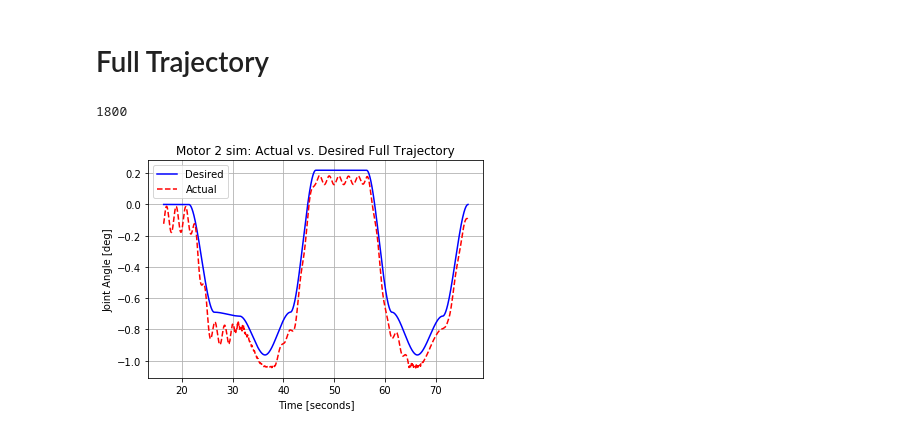
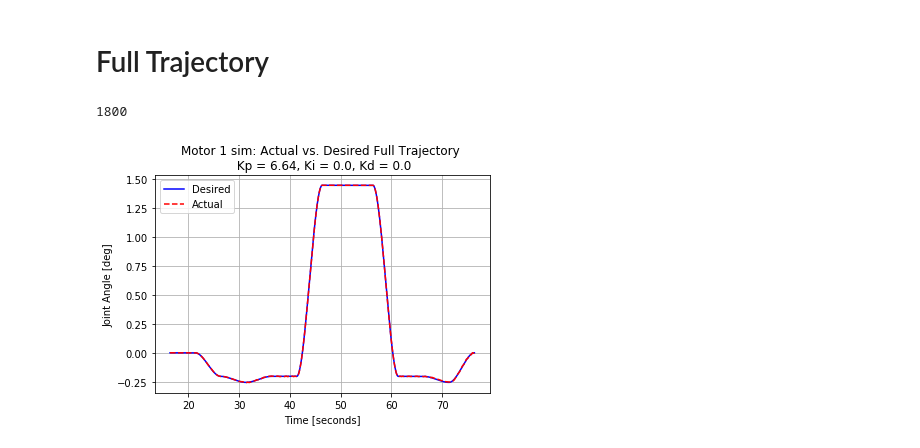
Before and after one commit to alonzolopez/bbot-master, a Jupyter notebook: rosbag/plot_joints_sim_p.ipynb, the cells around one changed output. Saved outputs shown, nothing was run; the diff lists cells and outputs as text; code cells hidden in the pictures.

Commit message:
Added ipy notebook for sim plots

```diff
--- a/rosbag/plot_joints_sim_p.ipynb
+++ b/rosbag/plot_joints_sim_p.ipynb
@@ -423,24 +419,24 @@ plt.show()
 # %% [markdown]
 # Full Trajectory
 # %%
-motor = 2 # change this value to select which motor to plot
+motor = 1 # change this value to select which motor to plot
 full_sim_bagpath_p = 'full_traj_sim_p.bag'
 full_sim_time_p, full_sim_desired_p, full_sim_actual_p, full_sim_error_p, full_sim_pid_p = bag_to_data(full_sim_bagpath_p)
 full_sim_desired_p = [j_d[motor-1] for j_d in full_sim_desired_p]
 full_sim_actual_p = [j_a[motor-1] for j_a in full_sim_actual_p]
 full_sim_start_index_p = 0
 full_sim_end_index_p = 1800
 plt.plot(full_sim_time_p[full_sim_start_index_p:full_sim_end_index_p], full_sim_desired_p[full_sim_start_index_p:full_sim_end_index_p], 'b-', label="Desired")
 plt.plot(full_sim_time_p[full_sim_start_index_p:full_sim_end_index_p], full_sim_actual_p[full_sim_start_index_p:full_sim_end_index_p], 'r--', label="Actual")
 plt.ylabel('Joint Angle [deg]')
 plt.xlabel('Time [seconds]')
-plt.title('Motor ' + str(motor) + ' sim: Actual vs. Desired Full Trajectory')
+plt.title('Motor ' + str(motor) + ' sim: Actual vs. Desired Full Trajectory \n Kp = ' + str(full_sim_pid_p[motor-1,0]) + ', Ki = ' + str(full_sim_pid_p[motor-1,1]) + ', Kd = ' + str(full_sim_pid_p[motor-1,2]))
 plt.legend(loc="upper left")
 print(len(full_sim_time_p))
 # plt.xlim(0, 300)
 # plt.ylim(-10, 40)
 plt.grid()
 plt.show()
 # %% [output]
 1800
-[figure, old version]
+[figure, new version]
```
Also changed, not shown: parts of 3 cells of this notebook, 4 other files.
